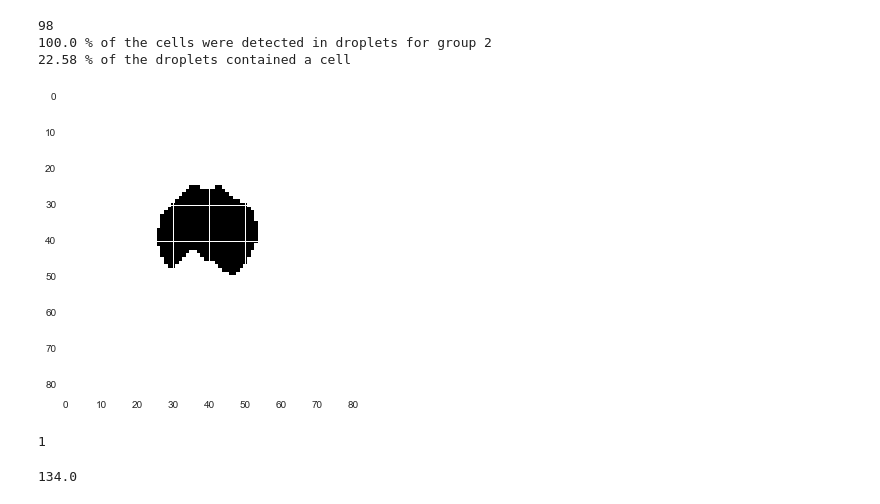
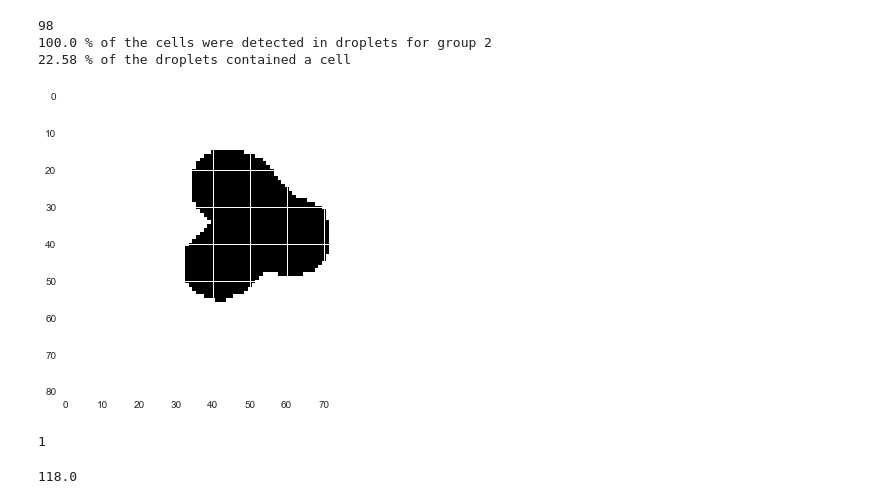
Before and after one commit to adamcatching/Polio_DIPS, a Jupyter notebook: notebook/2018-08/2018-08-29.ipynb, the cells around one changed output. Saved outputs shown, nothing was run; the diff lists cells and outputs as text; code cells hidden in the pictures.

Commit message:
Finished cell processing with cell segmentation script

```diff
--- a/notebook/2018-08/2018-08-29.ipynb
+++ b/notebook/2018-08/2018-08-29.ipynb
@@ -450,7 +450,7 @@ with sns.axes_style('dark'):
             # Create greyscale image
             temp_rgb = skimage.color.grey2rgb(droplet_with_cell)
             # Apply the threshold
-            thresh_cell = skimage.feature.canny(droplet_with_cell, sigma=0.5)
+            thresh_cell = skimage.feature.canny(droplet_with_cell, sigma=0.25)
             erode_thresh = thresh_cell * temp_mask
             # Assign properties
             cell_labels = skimage.measure.label(erode_thresh.astype(int))
@@ -546,6 +546,7 @@ def cell_segment_10x(droplet):
             cell_droplet_cells = cell_droplet_cells + filled_seg
 
     # Close any holes
+
     temp_close = scipy.ndimage.binary_closing(cell_droplet_cells, iterations=4)
     temp_fill = scipy.ndimage.binary_fill_holes(temp_close)
     temp_erode = scipy.ndimage.binary_erosion(temp_fill, iterations=2)
@@ -560,7 +561,7 @@ def cell_segment_10x(droplet):
 
     for index, prop in enumerate(cell_props):
         # If the region properties are within the threshold
-        if prop.area >= 30:
+        if prop.area >= 200:
             # Select the region
             #print(index)
             temp_seg = cell_labels==index+1
@@ -571,22 +572,26 @@ def cell_segment_10x(droplet):
     if cell_droplet.max() == 0:
         return cell_droplet
     else:
-        cell_droplet = cell_droplet != 0
+        #cell_droplet = cell_droplet != 0
         distance = scipy.ndimage.distance_transform_edt(cell_droplet)
-        local_maxi = skimage.feature.peak_local_max(distance, indices=False, footprint=np.ones((15, 15)), labels=cell_droplet)
+        local_maxi = skimage.feature.peak_local_max(distance,
+                                                    indices=False,
+                                                    footprint=skimage.morphology.disk(10),
+                                                    labels=cell_droplet)
         markers = skimage.measure.label(local_maxi)
-        markers[~cell_droplet] = -1
-        labels_rw = skimage.segmentation.random_walker(cell_droplet, markers)
+        #markers *= -1
+        labels_rw = skimage.segmentation.watershed(-distance, markers, mask=cell_droplet)
 
         return labels_rw
 # %%
-test_cell = group_2_bright[6]
+test_cell = group_3_bright[175]
 test_image = cell_segment_10x(test_cell)
 plt.imshow(test_image)
 plt.show()
+plt.tight_layout()
 print(test_image.max())
 # %% [output]
-[figure, old version]
+[figure, new version]
 1
 # %%
 total_cells = 0
@@ -597,4 +602,4 @@ for image in group_3_bright:
 # %%
 total_cells
 # %% [output]
-134.0
+118.0
```
Also changed, not shown: parts of 3 cells of this notebook.
